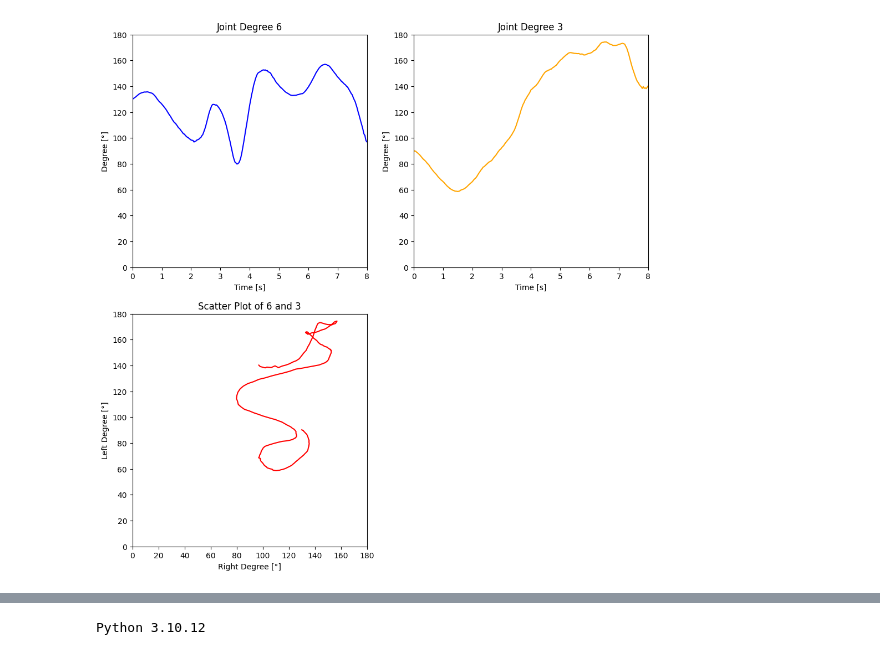
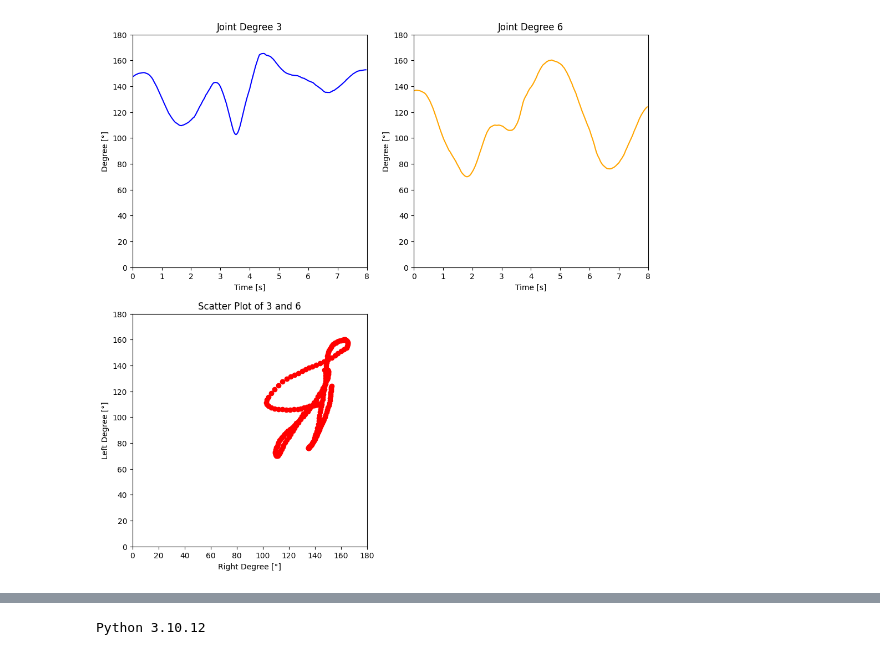
Before and after one commit to Sumisumisumith/Kickmotion-Evaluation-System, a Jupyter notebook: StridedTransformer.ipynb, the cells around one changed output, grey strips where cells are left out. Drawn from its saved outputs; the diff is of its cells as text; code cells hidden in the pictures.

Commit message:
Colaboratory を使用して作成しました

```diff
--- a/StridedTransformer.ipynb
+++ b/StridedTransformer.ipynb
@@ -134,5 +92,5 @@ output.ipython_display()
 # %%
-#関節角度＆速度の計算
+# 各被験者の関節角度＆速度の計算
 import csv
 import math
 import numpy as np
@@ -157,7 +115,8 @@ def read_3d_data(file, batch_size=17):
 def joint_deg(data, joint_num):
     deg = []
     joint_num = joint_num - 1
-    for frame in range(len(data)):
+    frames = 240 #1秒の動画を240fpsでスロー化しているので＆データ数を統一するため
+    for frame in range(frames):
         a = data[frame][joint_num - 1] - data[frame][joint_num]
         b = data[frame][joint_num + 1] - data[frame][joint_num]
         x = np.dot(a, b) / (np.linalg.norm(a) * np.linalg.norm(b))
@@ -176,18 +135,19 @@ def joint_v(data,joint_num):
 
 
 # CSVファイル名
-csv_filename = '/content/drive/MyDrive/MyColab/StridedTransformer-Pose3D/demo/csvdata/kickmotion_0003_L.csv'#@param {type:"string"}
+csv_filename = '/content/drive/MyDrive/MyColab/StridedTransformer-Pose3D/demo/csvdata/E5_02.csv'
 
 # 三次元関節座標データの読み込み
-data = read_3d_data(csv_filename)
-data = np.array(data) #tuple型から変換
+data = np.array(read_3d_data(csv_filename))
+
+# 時間設定
+frames = 240 #240fpsなので
+t = np.arange(frames)/30
 
 fig = plt.figure(figsize=(12,12)) #グラフ用意
-
 # 右足関節角度グラフ表示
-joint_deg_right_num = 6#@param {type:"integer"}
+joint_deg_right_num = 3
 deg_right = joint_deg(data, joint_deg_right_num)
-t = np.arange(len(data))/30
 
 ax_deg_3 = fig.add_subplot(2, 2, 1)
 ax_deg_3.set_title("Joint Degree " + str(joint_deg_right_num))
@@ -198,42 +158,41 @@ ax_deg_3.set_ylim([0, 180])
 ax_deg_3.plot(t, deg_right, color="blue")
 
 # 左足関節角度グラフ表示
-joint_deg_left_num = 3#@param {type:"integer"}
+joint_deg_left_num = 6
 deg_left = joint_deg(data, joint_deg_left_num)
-t = np.arange(len(data))/30
 
 ax_deg_3 = fig.add_subplot(2, 2, 2)
 ax_deg_3.set_title("Joint Degree " + str(joint_deg_left_num))
 ax_deg_3.set_xlabel("Time [s]")
 ax_deg_3.set_ylabel("Degree [°]")
 ax_deg_3.set_xlim([0, 8])
 ax_deg_3.set_ylim([0, 180])
 ax_deg_3.plot(t, deg_left, color="orange")
 
 """
 # 関節速度グラフ表示
 joint_deg_num2 = 6
 v = joint_v(data, joint_v_num)
 t = np.arange(len(data)-1)
 
 ax_v_3 = fig.add_subplot(2, 2, 2)
 ax_v_3.set_title("Joint Velocity " + str(joint_v_num))
 ax_v_3.set_xlabel("Time [frame]")
 ax_v_3.set_ylabel("Velocity  [distans/frame]")
 ax_v_3.set_xlim([0, 240])
 ax_v_3.set_ylim([0, 0.1])
 ax_v_3.plot(t, v, color="orange")
 """
 
 # 関節角度＆角度の散布図表示
-ax_v_3 = fig.add_subplot(2, 2, 3)
-ax_v_3.set_title("Scatter Plot of " + str(joint_deg_right_num) + " and " + str(joint_deg_left_num))
-ax_v_3.set_xlabel("Right Degree [°]")
-ax_v_3.set_ylabel("Left Degree [°]")
-ax_v_3.set_xlim([0, 180])
-ax_v_3.set_ylim([0, 180])
-ax_v_3.plot(deg_right, deg_left, color="red")
+ax = fig.add_subplot(2, 2, 3)
+ax.set_title("Scatter Plot of " + str(joint_deg_right_num) + " and " + str(joint_deg_left_num))
+ax.set_xlabel("Right Degree [°]")
+ax.set_ylabel("Left Degree [°]")
+ax.set_xlim([0, 180])
+ax.set_ylim([0, 180])
+ax.scatter(deg_right, deg_left, color="red")
 
 plt.show()
 # %% [output]
-[figure, old version]
+[figure, new version]
```
Also changed, not shown: parts of 10 cells of this notebook.
